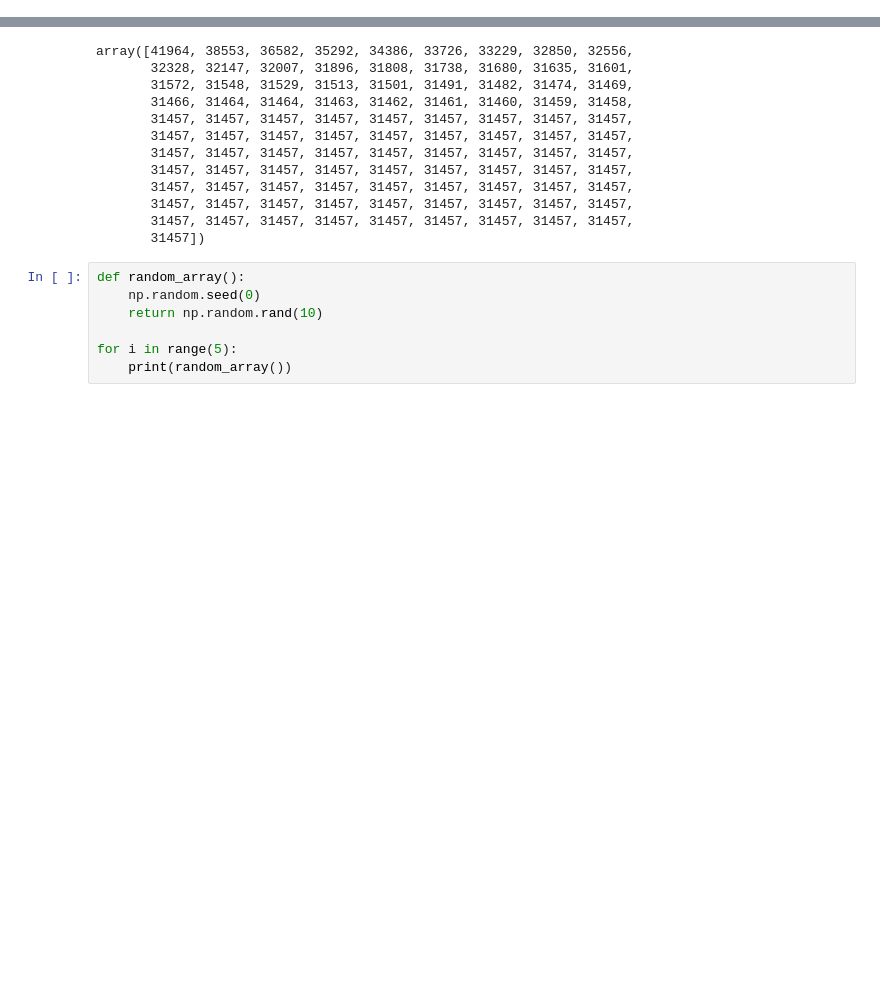
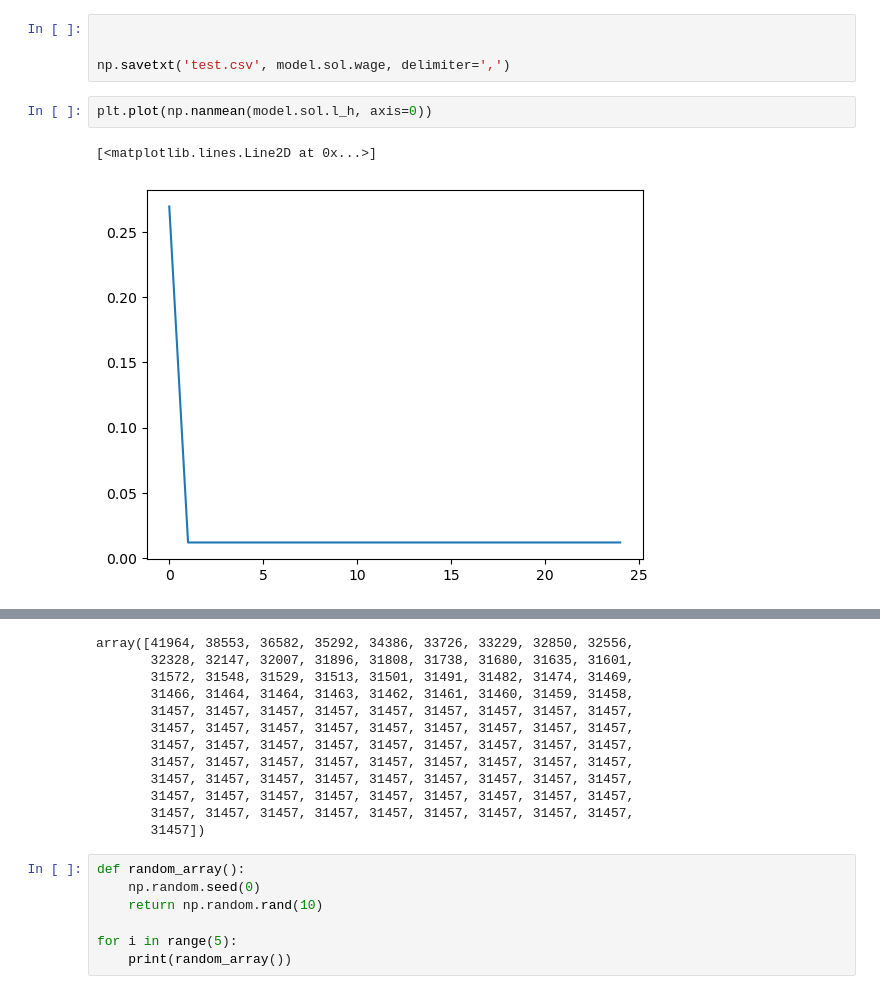
Before and after one commit to peter-l-ravn/Danish-Wage-Gap-Model, a Jupyter notebook: Run model agent.ipynb, the cells around one changed output, grey strips where cells are left out. Cells and saved outputs as stored; diff of their text form; blank space fills up the shorter version.

Commit message:
PLR: Baseline model kører måske?

```diff
--- a/Run model agent.ipynb
+++ b/Run model agent.ipynb
@@ -22 +37,10 @@ The autoreload extension is already loaded. To reload it, use:
+# %%
+
+
+np.savetxt('test.csv', model.sol.wage, delimiter=',')
+# %%
+plt.plot(np.nanmean(model.sol.l_h, axis=0))
+# %% [output]
+[<matplotlib.lines.Line2D at 0x...>]
+[figure, added]
 # %%
```
Also changed, not shown: parts of 11 cells of this notebook, 3 other files.
